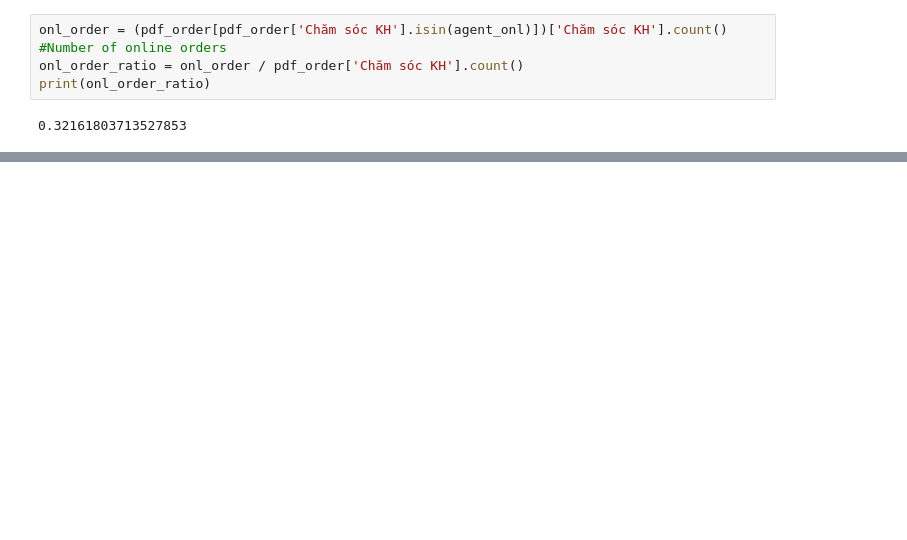
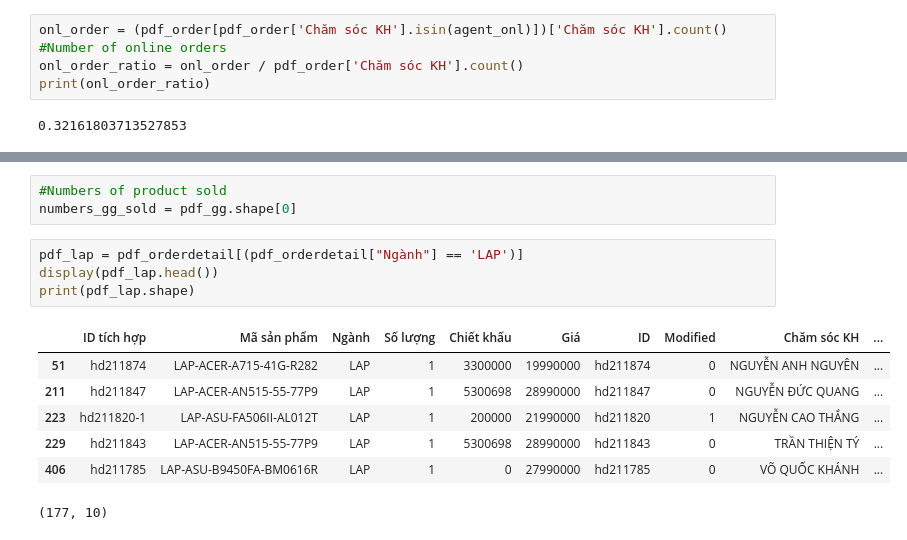
Before and after one commit to Linh-Thai/learningda, a Jupyter notebook: GEARVN/Homework GEARVN.ipynb, the cells around one changed output, grey strips where cells are left out. Cells and saved outputs as stored; diff of their text form; blank space fills up the shorter version.

```diff
--- a/GEARVN/Homework GEARVN.ipynb
+++ b/GEARVN/Homework GEARVN.ipynb
@@ -537,0 +562,15 @@ dtype: float64
+# %%
+#Numbers of product sold
+numbers_gg_sold = pdf_gg.shape[0]
+# %%
+pdf_lap = pdf_orderdetail[(pdf_orderdetail["Ngành"] == 'LAP')]
+display(pdf_lap.head())
+print(pdf_lap.shape)
+# %% [output]
+|  | ID tích hợp | Mã sản phẩm | Ngành | Số lượng | Chiết khấu | Giá | ID | Modified | Chăm sóc KH | ... |
+| 51 | hd211874 | LAP-ACER-A715-41G-R282 | LAP | 1 | 3300000 | 19990000 | hd211874 | 0 | NGUYỄN ANH NGUYÊN | ... |
+| 211 | hd211847 | LAP-ACER-AN515-55-77P9 | LAP | 1 | 5300698 | 28990000 | hd211847 | 0 | NGUYỄN ĐỨC QUANG | ... |
+| 223 | hd211820-1 | LAP-ASU-FA506II-AL012T | LAP | 1 | 200000 | 21990000 | hd211820 | 1 | NGUYỄN CAO THẮNG | ... |
+| 229 | hd211843 | LAP-ACER-AN515-55-77P9 | LAP | 1 | 5300698 | 28990000 | hd211843 | 0 | TRẦN THIỆN TÝ | ... |
+| 406 | hd211785 | LAP-ASU-B9450FA-BM0616R | LAP | 1 | 0 | 27990000 | hd211785 | 0 | VÕ QUỐC KHÁNH | ... |
+(177, 10)
```
Also changed, not shown: parts of 38 cells of this notebook.
